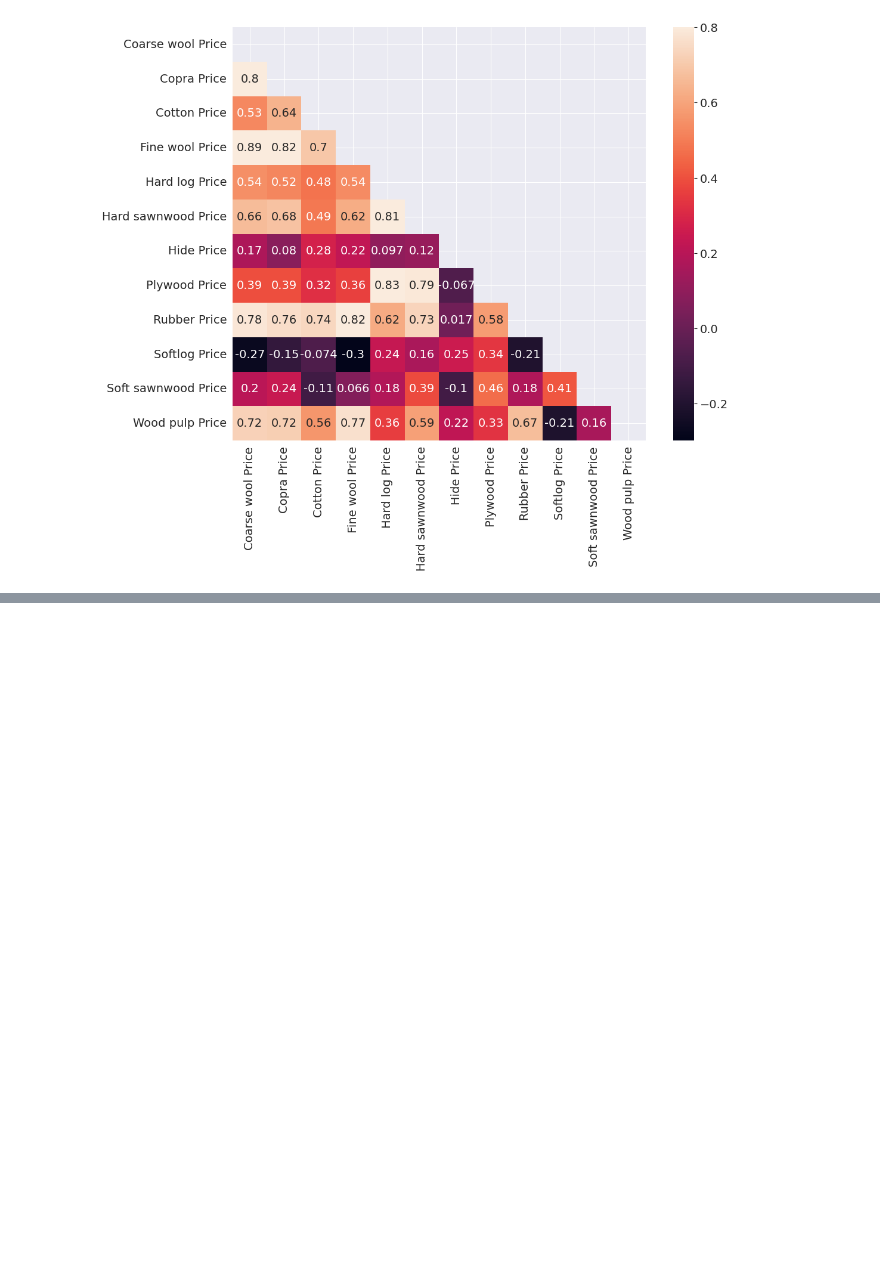
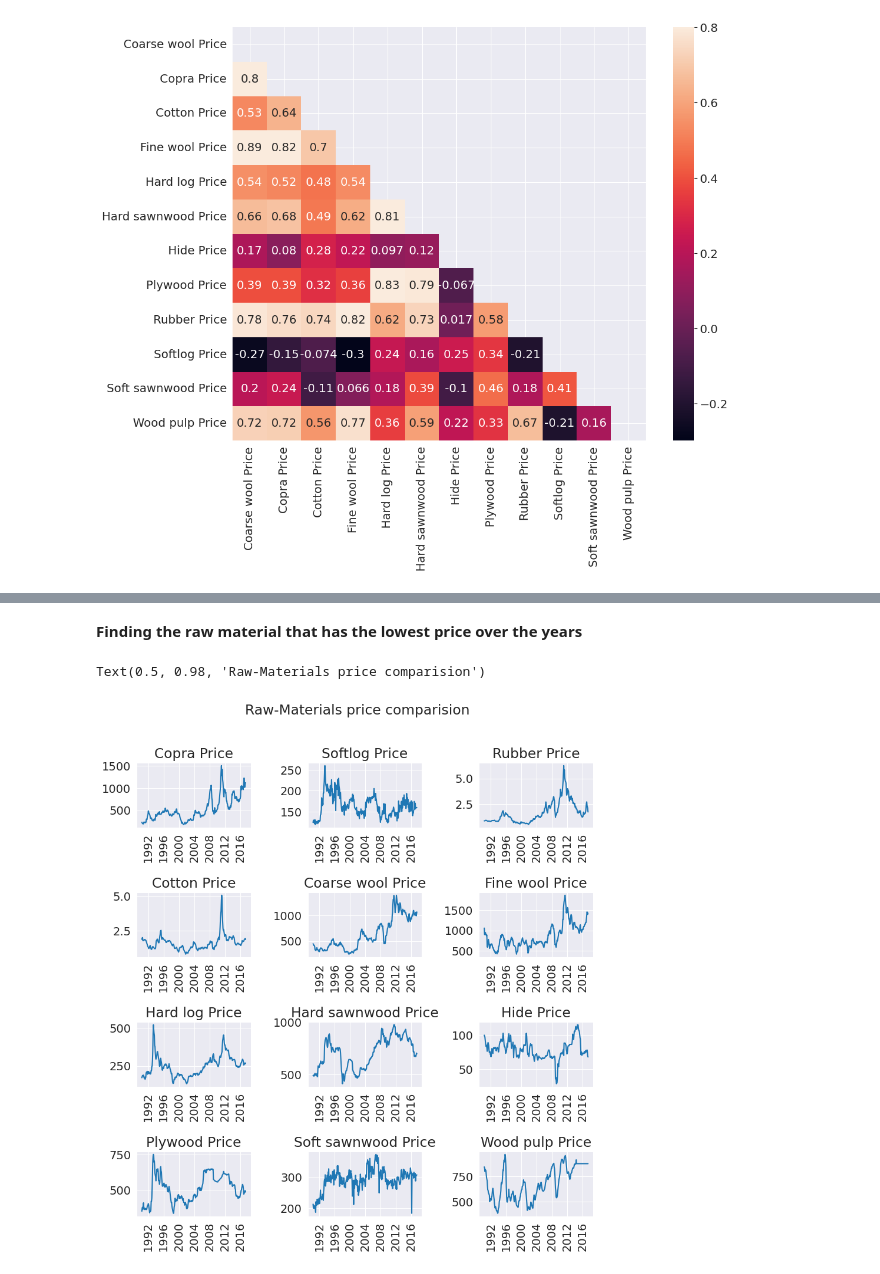
Before and after one commit to pedrosteinmuller/project_data_analysis_python, a Jupyter notebook: Projeto_de_Análise_de_dados_usando_Python_na_prática.ipynb, the cells around one changed output, grey strips where cells are left out. Cells and saved outputs as stored; diff of their text form; code cells hidden in the pictures; blank space fills up the shorter version.

```diff
--- a/Projeto_de_Análise_de_dados_usando_Python_na_prática.ipynb
+++ b/Projeto_de_Análise_de_dados_usando_Python_na_prática.ipynb
@@ -128,0 +169,15 @@ plt.show()
+# %% [markdown]
+**Finding the raw material that has the lowest price over the years**
+# %%
+plt.figure(figsize=(10, 10))
+materialslist=['Copra Price','Softlog Price','Rubber Price','Cotton Price','Coarse wool Price','Fine wool Price','Hard log Price','Hard sawnwood Price','Hide Price','Plywood Price','Soft sawnwood Price','Wood pulp Price']
+for i in range(len(materialslist)):
+    plt.subplot(4,3,i+1)
+    plt.subplots_adjust( hspace=1 ,wspace=0.5)
+    plt.title(materialslist[i])
+    plt.plot(df[materialslist[i]])
+    plt.xticks(rotation=90)
+plt.suptitle("Raw-Materials price comparision")
+# %% [output]
+Text(0.5, 0.98, 'Raw-Materials price comparision')
+[figure, added]
```
Also changed, not shown: parts of 7 cells of this notebook.
